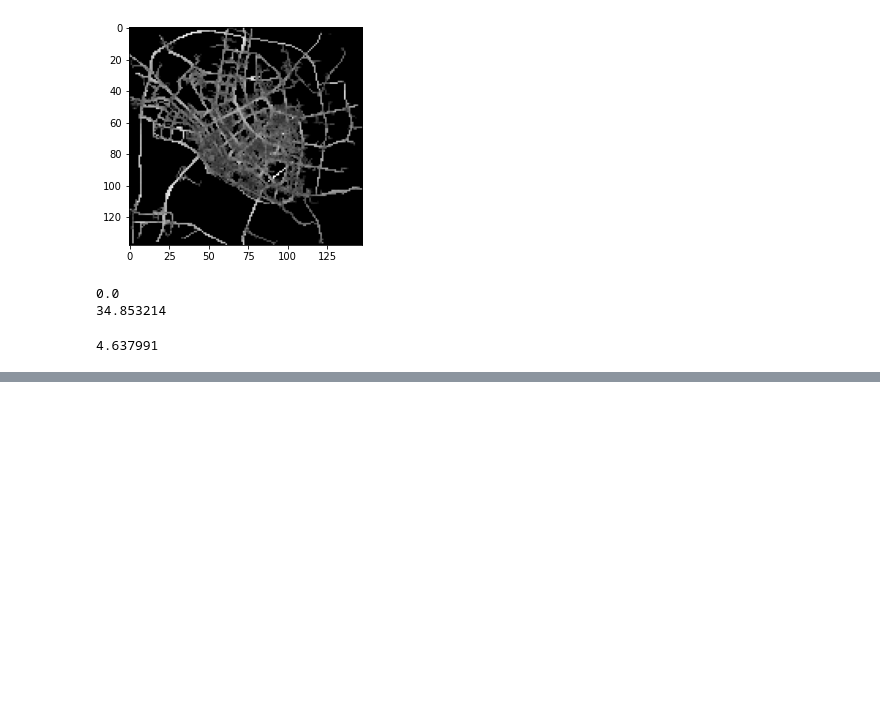
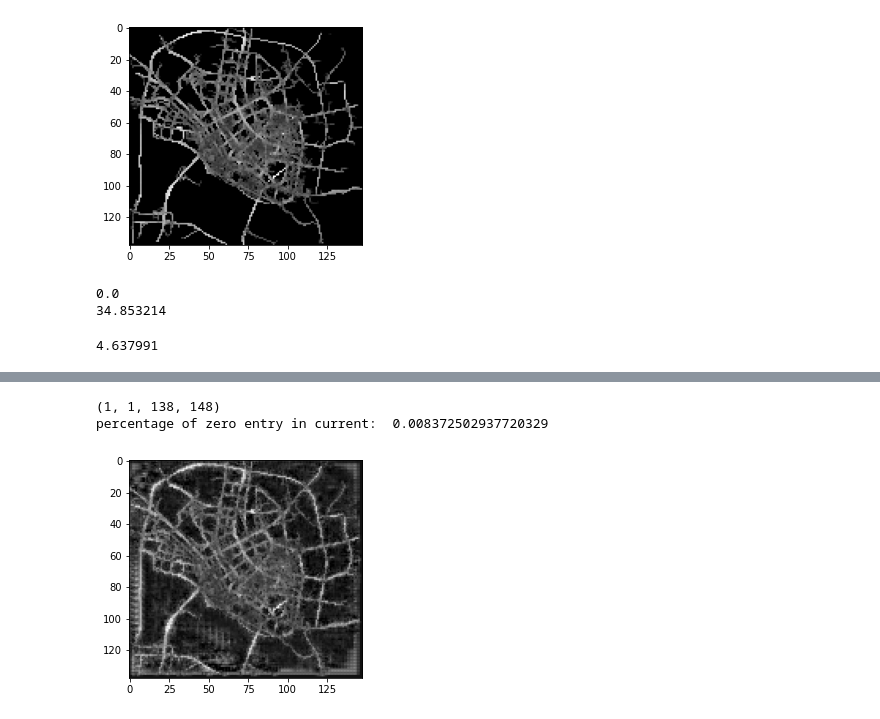
Before and after one commit to Jamesyang2333/deepgtt, a Jupyter notebook: harbin/python/explore.ipynb, the cells around one changed output, grey strips where cells are left out. Saved outputs shown, nothing was run; the diff lists cells and outputs as text; code cells hidden in the pictures; blank space fills up the shorter version.

```diff
--- a/harbin/python/explore.ipynb
+++ b/harbin/python/explore.ipynb
@@ -167,0 +164,10 @@ plt.imshow(S, cmap='gray')
+# %%
+with open('./complete_map.npy', 'rb') as f:
+    s = np.load(f)
+    print(s.shape)
+    plt.imshow(np.squeeze(s), cmap='gray')
+    print('percentage of zero entry in current: ', np.count_nonzero((s==0)) / (138*148))
+# %% [output]
+(1, 1, 138, 148)
+percentage of zero entry in current:  0.008372502937720329
+[figure, added]
```
Also changed, not shown: parts of 10 cells of this notebook, 6 other files.
